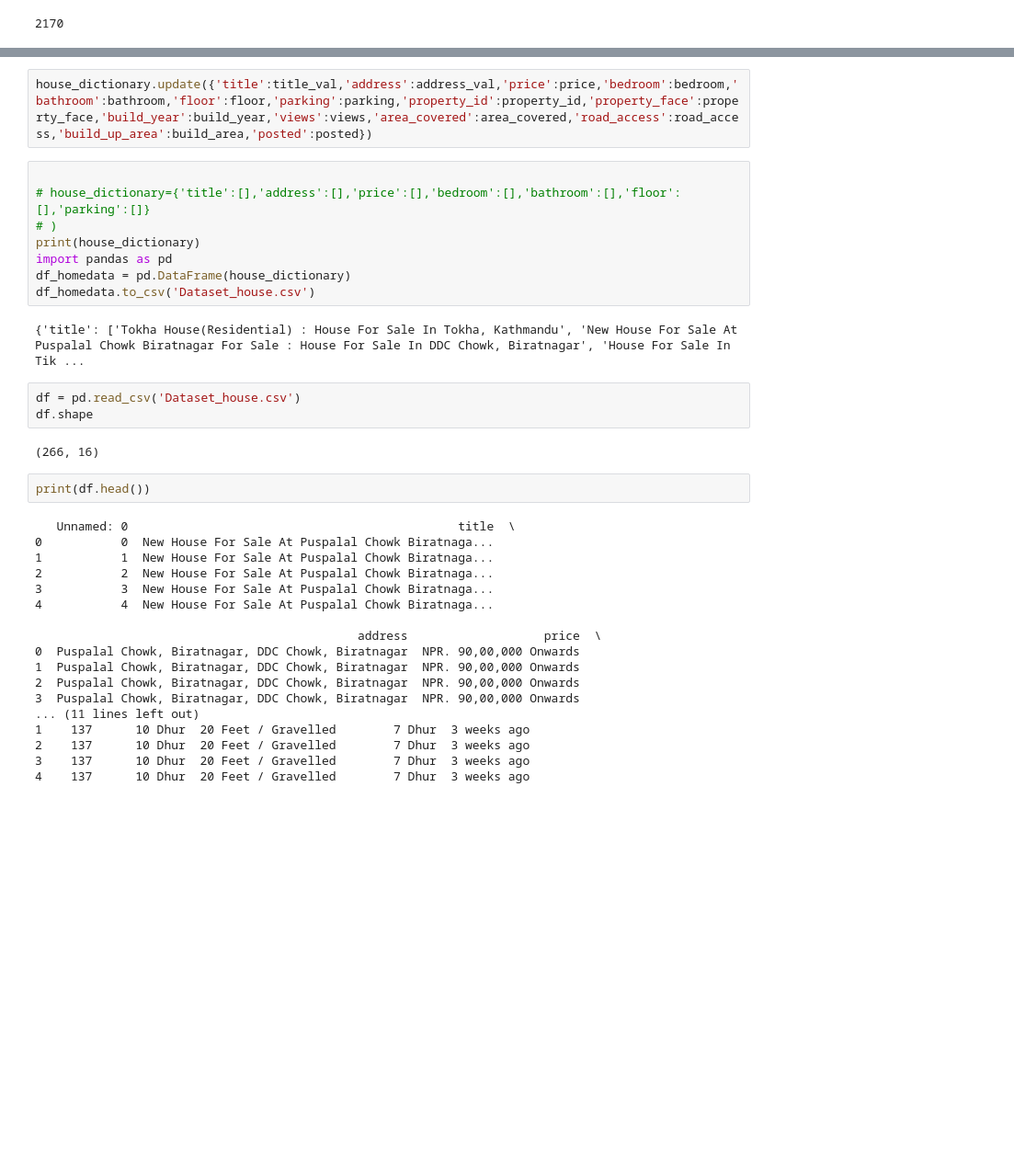
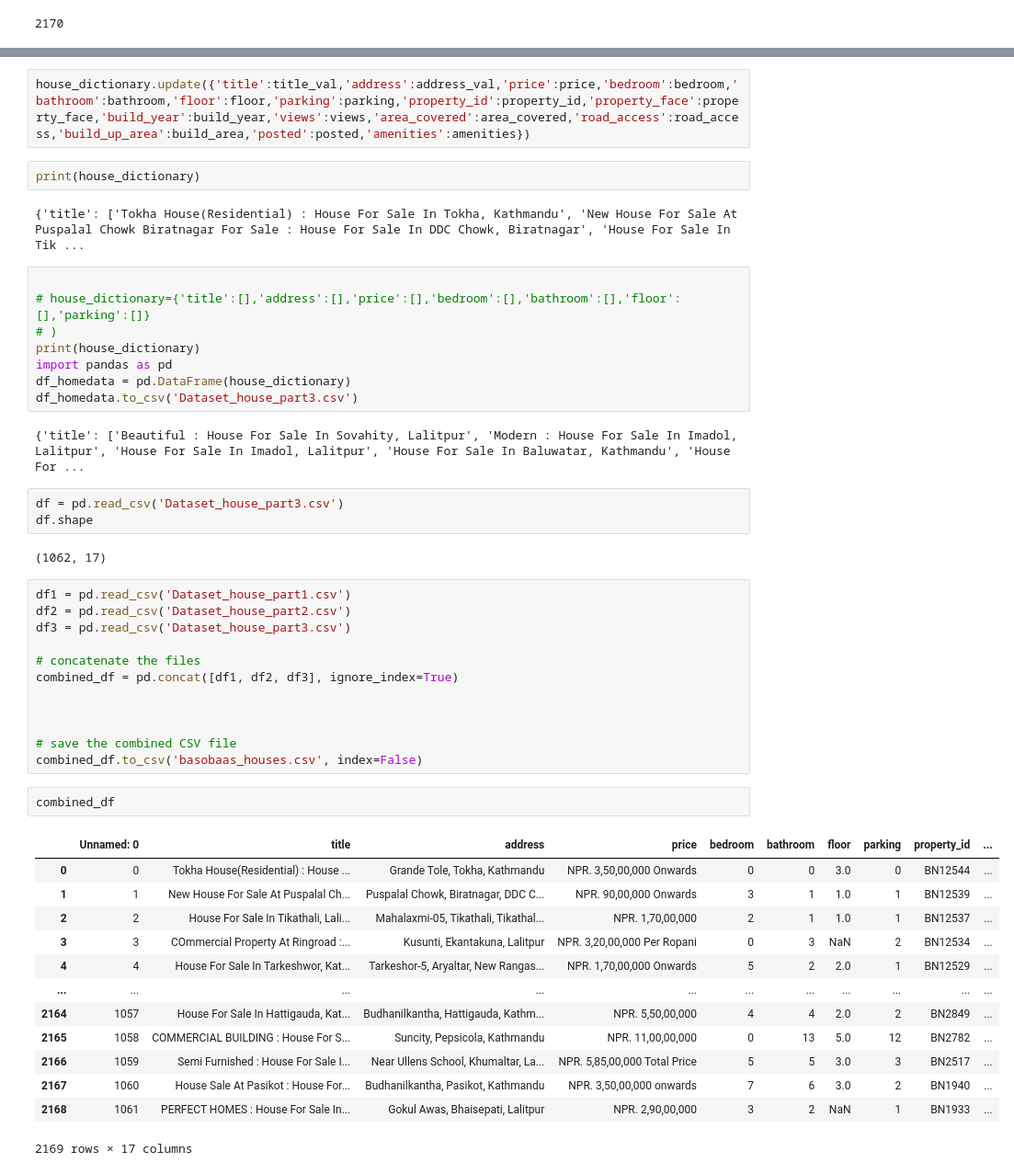
Before and after one commit to AshwinD-coder/Basstavik-Sampati, a Jupyter notebook: data_collection.ipynb, the cells around one changed output, grey strips where cells are left out. Shown at 92% size. Saved outputs shown, nothing was run; the diff lists cells and outputs as text; blank space fills up the shorter version.

Commit message:
Completion of datacollection from basobaas.com(Collected 2169 data points with 16 column features.

```diff
--- a/data_collection.ipynb
+++ b/data_collection.ipynb
@@ -255,5 +277,9 @@ print(len(property_face))
 # %%
-house_dictionary.update({'title':title_val,'address':address_val,'price':price,'bedroom':bedroom,'bathroom':bathroom,'floor':floor,'parking':parking,'property_id':property_id,'property_face':property_face,'build_year':build_year,'views':views,'area_covered':area_covered,'road_access':road_access,'build_up_area':build_area,'posted':posted})
+house_dictionary.update({'title':title_val,'address':address_val,'price':price,'bedroom':bedroom,'bathroom':bathroom,'floor':floor,'parking':parking,'property_id':property_id,'property_face':property_face,'build_year':build_year,'views':views,'area_covered':area_covered,'road_access':road_access,'build_up_area':build_area,'posted':posted,'amenities':amenities})
+# %%
+print(house_dictionary)
+# %% [output]
+{'title': ['Tokha House(Residential) : House For Sale In Tokha, Kathmandu', 'New House For Sale At Puspalal Chowk Biratnagar For Sale : House For Sale In DDC Chowk, Biratnagar', 'House For Sale In Tik ...
 # %%
 
 # house_dictionary={'title':[],'address':[],'price':[],'bedroom':[],'bathroom':[],'floor':[],'parking':[]}
@@ -261,31 +287,39 @@ house_dictionary.update({'title':title_val,'address':address_val,'price':price,'
 print(house_dictionary)
 import pandas as pd
 df_homedata = pd.DataFrame(house_dictionary)
-df_homedata.to_csv('Dataset_house.csv')
+df_homedata.to_csv('Dataset_house_part3.csv')
 # %% [output]
-{'title': ['Tokha House(Residential) : House For Sale In Tokha, Kathmandu', 'New House For Sale At Puspalal Chowk Biratnagar For Sale : House For Sale In DDC Chowk, Biratnagar', 'House For Sale In Tik ...
+{'title': ['Beautiful : House For Sale In Sovahity, Lalitpur', 'Modern : House For Sale In Imadol, Lalitpur', 'House For Sale In Imadol, Lalitpur', 'House For Sale In Baluwatar, Kathmandu', 'House For ...
 # %%
-df = pd.read_csv('Dataset_house.csv')
+df = pd.read_csv('Dataset_house_part3.csv')
 df.shape
 # %% [output]
-(266, 16)
+(1062, 17)
 # %%
-print(df.head())
+df1 = pd.read_csv('Dataset_house_part1.csv')
+df2 = pd.read_csv('Dataset_house_part2.csv')
+df3 = pd.read_csv('Dataset_house_part3.csv')
+
+# concatenate the files
+combined_df = pd.concat([df1, df2, df3], ignore_index=True)
+
+
+
+# save the combined CSV file
+combined_df.to_csv('basobaas_houses.csv', index=False)
-# %% [output]
-   Unnamed: 0                                              title  \
-0           0  New House For Sale At Puspalal Chowk Biratnaga...
-1           1  New House For Sale At Puspalal Chowk Biratnaga...
-2           2  New House For Sale At Puspalal Chowk Biratnaga...
-3           3  New House For Sale At Puspalal Chowk Biratnaga...
-4           4  New House For Sale At Puspalal Chowk Biratnaga...
-
-                                             address                   price  \
-0  Puspalal Chowk, Biratnagar, DDC Chowk, Biratnagar  NPR. 90,00,000 Onwards
-1  Puspalal Chowk, Biratnagar, DDC Chowk, Biratnagar  NPR. 90,00,000 Onwards
-2  Puspalal Chowk, Biratnagar, DDC Chowk, Biratnagar  NPR. 90,00,000 Onwards
-3  Puspalal Chowk, Biratnagar, DDC Chowk, Biratnagar  NPR. 90,00,000 Onwards
-... (11 lines left out)
-1    137      10 Dhur  20 Feet / Gravelled        7 Dhur  3 weeks ago
-2    137      10 Dhur  20 Feet / Gravelled        7 Dhur  3 weeks ago
-3    137      10 Dhur  20 Feet / Gravelled        7 Dhur  3 weeks ago
-4    137      10 Dhur  20 Feet / Gravelled        7 Dhur  3 weeks ago
+# %%
+combined_df
+# %% [output]
+|  | Unnamed: 0 | title | address | price | bedroom | bathroom | floor | parking | property_id | ... |
+| 0 | 0 | Tokha House(Residential) : House ... | Grande Tole, Tokha, Kathmandu | NPR. 3,50,00,000 Onwards | 0 | 0 | 3.0 | 0 | BN12544 | ... |
+| 1 | 1 | New House For Sale At Puspalal Ch... | Puspalal Chowk, Biratnagar, DDC C... | NPR. 90,00,000 Onwards | 3 | 1 | 1.0 | 1 | BN12539 | ... |
+| 2 | 2 | House For Sale In Tikathali, Lali... | Mahalaxmi-05, Tikathali, Tikathal... | NPR. 1,70,00,000 | 2 | 1 | 1.0 | 1 | BN12537 | ... |
+| 3 | 3 | COmmercial Property At Ringroad :... | Kusunti, Ekantakuna, Lalitpur | NPR. 3,20,00,000 Per Ropani | 0 | 3 | NaN | 2 | BN12534 | ... |
+| 4 | 4 | House For Sale In Tarkeshwor, Kat... | Tarkeshor-5, Aryaltar, New Rangas... | NPR. 1,70,00,000 Onwards | 5 | 2 | 2.0 | 1 | BN12529 | ... |
+| ... | ... | ... | ... | ... | ... | ... | ... | ... | ... | ... |
+| 2164 | 1057 | House For Sale In Hattigauda, Kat... | Budhanilkantha, Hattigauda, Kathm... | NPR. 5,50,00,000 | 4 | 4 | 2.0 | 2 | BN2849 | ... |
+| 2165 | 1058 | COMMERCIAL BUILDING : House For S... | Suncity, Pepsicola, Kathmandu | NPR. 11,00,00,000 | 0 | 13 | 5.0 | 12 | BN2782 | ... |
+| 2166 | 1059 | Semi Furnished : House For Sale I... | Near Ullens School, Khumaltar, La... | NPR. 5,85,00,000 Total Price | 5 | 5 | 3.0 | 3 | BN2517 | ... |
+| 2167 | 1060 | House Sale At Pasikot : House For... | Budhanilkantha, Pasikot, Kathmandu | NPR. 3,50,00,000 onwards | 7 | 6 | 3.0 | 2 | BN1940 | ... |
+| 2168 | 1061 | PERFECT HOMES : House For Sale In... | Gokul Awas, Bhaisepati, Lalitpur | NPR. 2,90,00,000 | 3 | 2 | NaN | 1 | BN1933 | ... |
+2169 rows × 17 columns
```
Also changed, not shown: parts of 14 cells of this notebook, 4 other files.
